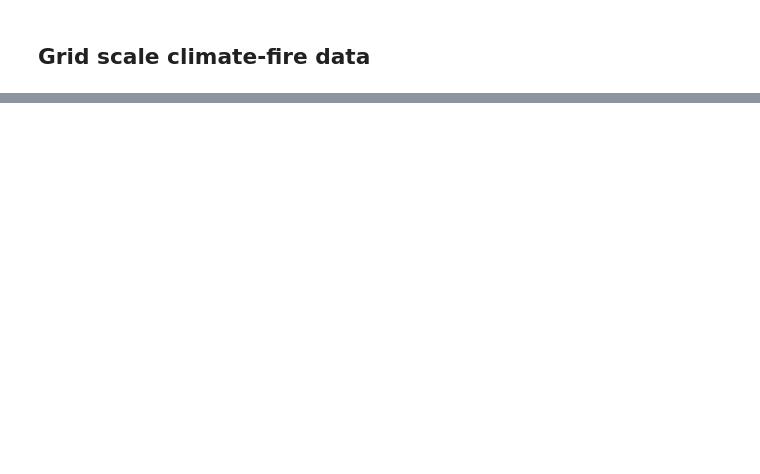
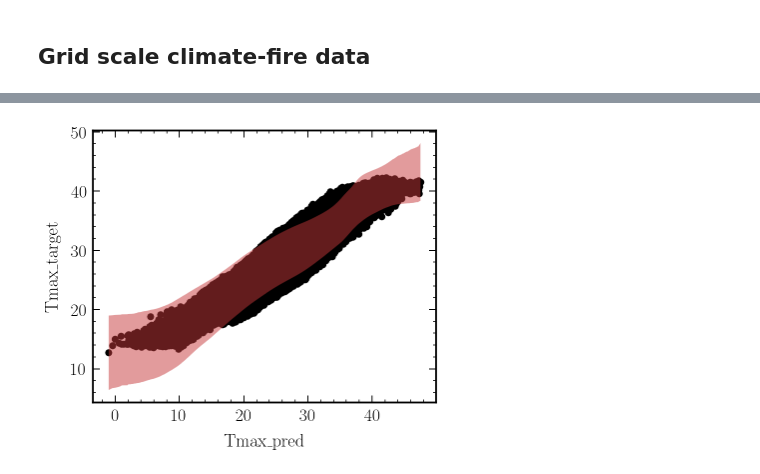
Before and after one commit to jtbuch/SEASFire, a Jupyter notebook: scripts/seas_climate_pred.ipynb, the cells around one changed output, grey strips where cells are left out. Saved outputs shown, nothing was run; the diff lists cells and outputs as text; code cells hidden in the pictures; blank space fills up the shorter version.

```diff
--- a/scripts/seas_climate_pred.ipynb
+++ b/scripts/seas_climate_pred.ipynb
@@ -94,0 +142,7 @@ clim_df_groups.get_group(list(clim_df_group_keys)[120])
+# %%
+clim_df= pd.read_hdf('../data/clim_12km_1952_2023_data.h5')
+
+# Group clim_df by X and Y to get a list of all non-nan grid cells
+
+clim_df_groups= clim_df.dropna().groupby(['X', 'Y'], as_index= False)
+clim_df_group_keys= clim_df_groups.groups.keys()
@@ -94,0 +168,28 @@ clim_df_groups.get_group(list(clim_df_group_keys)[120])
+# %%
+X= lead1mons_df[['Tmax', 'Solar', 'RH', 'SM_0_100cm', 'PDSI', 'Southness', 'Elev', 'mei', 'nino34', 'rmm1', 'rmm2']][lead1mons_df.time < 700] # train+val:test :: 80:20
+X_scaled= pd.concat([(X[['Tmax', 'Solar', 'RH', 'SM_0_100cm', 'PDSI']] - X[['Tmax', 'Solar', 'RH', 'SM_0_100cm', 'PDSI']].mean(axis= 0, skipna= True))/X[['Tmax', 'Solar', 'RH', 'SM_0_100cm', 'PDSI']].std(axis= 0, skipna= True), \
+                                        X[['Southness', 'Elev', 'mei', 'nino34', 'rmm1', 'rmm2']]], axis= 1).replace(np.nan, 0)
+Y= lead1mons_df.iloc[X_scaled.index]['Tmax_target']
+X_train, X_val, Y_train, Y_val = train_test_split(X_scaled, Y, test_size=0.2)
+
+poly = PolynomialFeatures(1)
+X_train_poly = poly.fit_transform(X_train)
+X_val_poly = poly.fit_transform(X_val)
+# %%
+for f in tqdm([0.1, 0.25, 0.5]):
+    ngb = NGBRegressor(minibatch_frac= f, random_state= 42).fit(X_train_poly, Y_train)
+    Y_preds = ngb.predict(X_val_poly)
+    Y_dists = ngb.pred_dist(X_val_poly)
+
+    # test Mean Squared Error
+    test_MSE = mean_squared_error(Y_preds, Y_val)
+    print('Test MSE', test_MSE)
+
+    # test Negative Log Likelihood
+    test_NLL = -Y_dists.logpdf(Y_val).mean()
+    print('Test NLL', test_NLL)
+
+    ngb_path= 'ngb_05_19_23_mb_%.2f.p'%(f)
+    file_path = Path.home()/'Desktop/seasonal_fire_pred/sav_files'/ngb_path
+    with file_path.open("wb") as f:
+        pickle.dump(ngb, f)
@@ -94,0 +199,11 @@ clim_df_groups.get_group(list(clim_df_group_keys)[120])
+# %%
+plt.scatter(X_test['Tmax'], Y_preds, color= 'black')
+#plt.fill_between(np.sort(X_test[:, 0]), np.sort(Y_dists.params['loc'] - 1.96 * Y_dists.params['scale']), \
+#                                                np.sort(Y_dists.params['loc'] + 1.96 * Y_dists.params['scale']), alpha= 0.5)
+plt.fill_between(np.sort(X_test_poly[:, 1]), np.sort(Y_dists.params['loc'] - 1.96 * Y_dists.params['scale']), \
+                                                np.sort(Y_dists.params['loc'] + 1.96 * Y_dists.params['scale']), alpha= 0.5)
+plt.xlabel(r'Tmax_pred', fontsize= 18)
+plt.ylabel(r'Tmax_target', fontsize= 18)
+plt.show()
+# %% [output]
+[figure, added]
```
Also changed, not shown: parts of 20 cells of this notebook, 3 other files.
